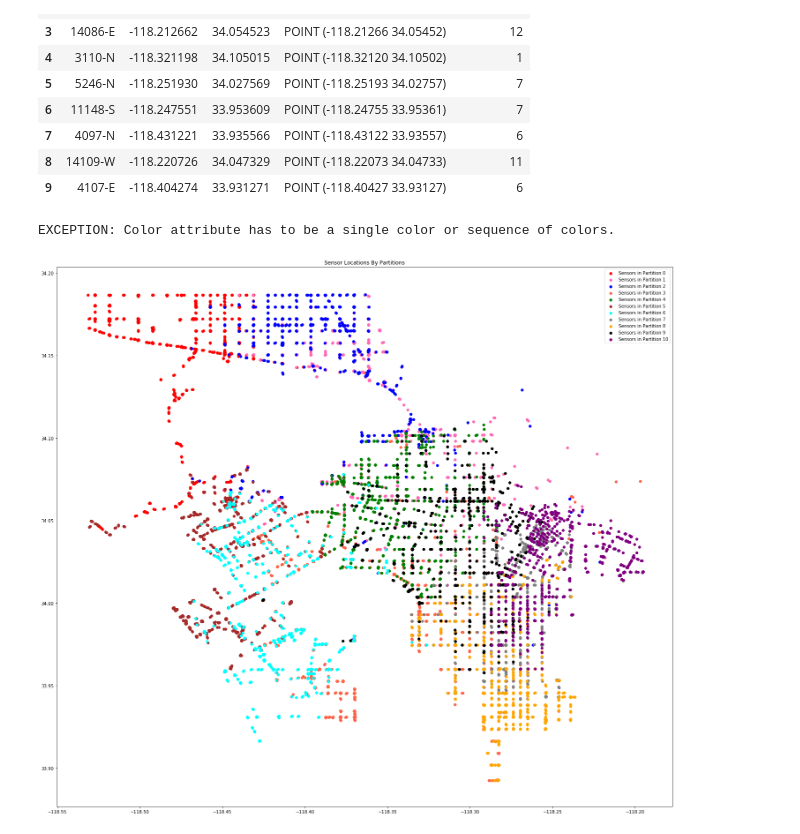
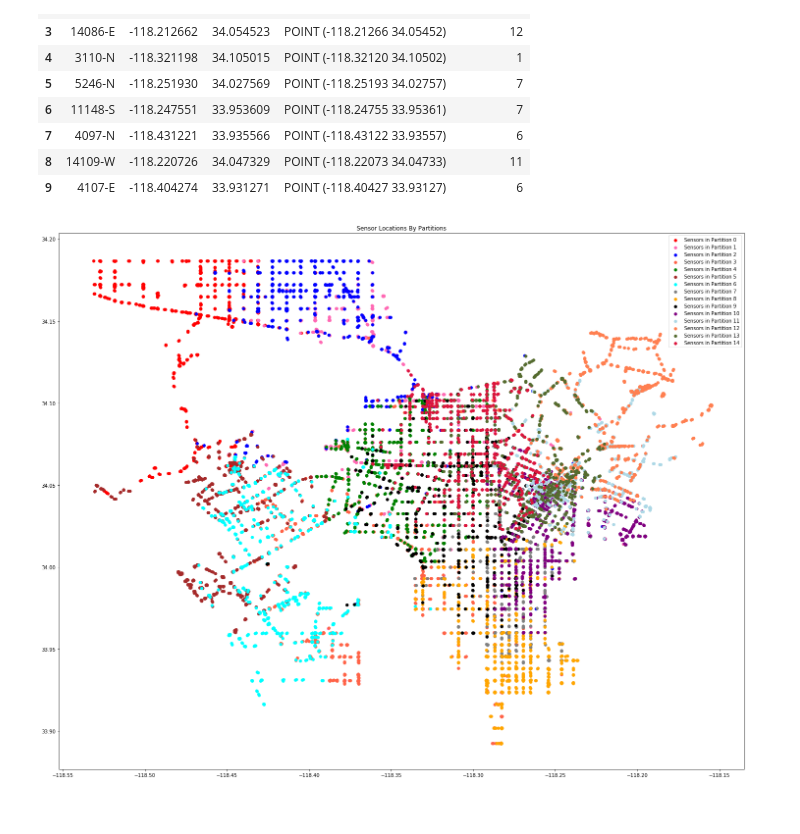
Before and after one commit to anandgokul18/DCRNN_PyTorch_Highway, a Jupyter notebook: graphingTools/Plot_Nodes_On_Map.ipynb, the cells around one changed output. Saved outputs shown, nothing was run; the diff lists cells and outputs as text; code cells hidden in the pictures.

Commit message:
Fixed Bug with Plot

```diff
--- a/graphingTools/Plot_Nodes_On_Map.ipynb
+++ b/graphingTools/Plot_Nodes_On_Map.ipynb
@@ -112,38 +112,32 @@ df.head(10)
 | 8 | 14109-W | -118.220726 | 34.047329 | POINT (-118.22073 34.04733) | 11 |
 | 9 | 4107-E | -118.404274 | 33.931271 | POINT (-118.40427 33.93127) | 6 |
 # %%
-colors = ['red','hotpink', 'blue', 'tomato', 'green', 'brown', 'cyan', 'gray', 'orange', 'black', 'purple', 'navyblue', 'coral', 'darkolivegreen', 'crimson']
+colors = ['red','hotpink', 'blue', 'tomato', 'green', 'brown', 'cyan', 'gray', 'orange', 'black', 'purple', 'lightblue', 'coral', 'darkolivegreen', 'crimson']
 # %%
 fig, ax = plt.subplots(figsize = (25,25))
 #spray_locs.geometry.plot(marker='d', color='blue', markersize=1, ax=ax, label = 'Spray Loc')
 #street_map.plot(color='grey', ax=ax, alpha = 0.4)
 #geo_df[geo_df['link_id']!='0'].geometry.plot(marker='o', color = 'blue', ax = ax, label = 'All Sensors', markersize = 20 )
 #geo_df[geo_df['WnvPresent']==1].geometry.plot(marker='o', color = 'red', ax = ax, label = 'WNV+', alpha = .5, markersize = 10)
 # at first glance, it looks as though WNV- mosquitos were found alongside WNV+ mosquitos everytime a WNV+ mosquito was found
     #however, there are lots of instances where WNV- mosquitos were found with WNV+ mosquitos
 
-try:
-    for i in range(0,len(sensorsInPartition.keys())):
-        currentcolor = colors[i]
-        if i%2==0:
-            currentmarker='o'
-        else:
-            #currentmarker='^'
-            currentmarker='o'
-        geo_df[geo_df['PartitionID']==i].geometry.plot(marker=currentmarker, color = currentcolor, ax = ax, label = 'Sensors in Partition '+str(i), markersize = 30 )
-except Exception as e:
-    print('EXCEPTION: '+ str(e))
-    pass
-
+for i in range(0,len(sensorsInPartition.keys())):
+    currentcolor = colors[i]
+    if i%2==0:
+        currentmarker='o'
+    else:
+        #currentmarker='^'
+        currentmarker='o'
+    geo_df[geo_df['PartitionID']==i].geometry.plot(marker=currentmarker, color = currentcolor, ax = ax, label = 'Sensors in Partition '+str(i), markersize = 30 )
 
 #for i in range(0,len(list_id_list)):
 #    geo_df[list_id_list[i]].geometry.plot(marker='o', color = colors[i], ax = ax, label = 'Sensors in Partition '+str(i), markersize = 20 )
 
 
 plt.title('Sensor Locations By Partitions')
 plt.legend()
 
 fig.savefig("plot.pdf", bbox_inches='tight')
 # %% [output]
-EXCEPTION: Color attribute has to be a single color or sequence of colors.
-[figure, old version]
+[figure, new version]
```
Also changed, not shown: 1 other file.
